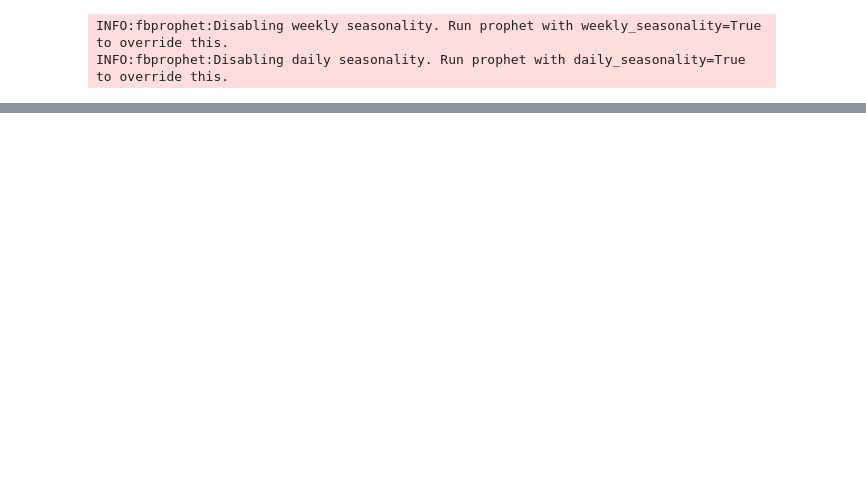
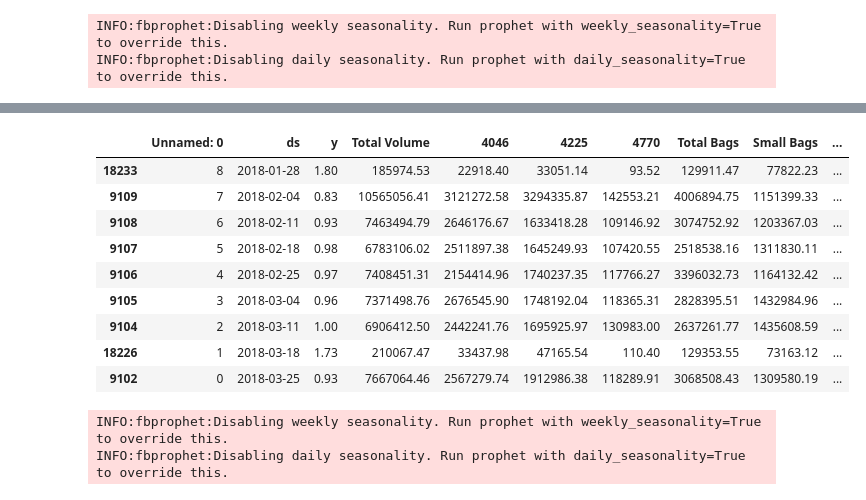
Before and after one commit to natarajan-chidambaram/Deep_Learning, a Jupyter notebook: Predict_Future_Product_Prices/Predict Future Prices Using Facebook Prophet.ipynb, the cells around one changed output, grey strips where cells are left out. Cells and saved outputs as stored; diff of their text form; code cells hidden in the pictures; blank space fills up the shorter version.

```diff
--- a/Predict_Future_Product_Prices/Predict Future Prices Using Facebook Prophet.ipynb
+++ b/Predict_Future_Product_Prices/Predict Future Prices Using Facebook Prophet.ipynb
@@ -313,0 +347,24 @@ figure3 = m.plot_components(forecast)
+# %%
+test_data = avocado_df_eval[-9:]
+test_data
+# %% [output]
+|  | Unnamed: 0 | ds | y | Total Volume | 4046 | 4225 | 4770 | Total Bags | Small Bags | ... |
+| 18233 | 8 | 2018-01-28 | 1.80 | 185974.53 | 22918.40 | 33051.14 | 93.52 | 129911.47 | 77822.23 | ... |
+| 9109 | 7 | 2018-02-04 | 0.83 | 10565056.41 | 3121272.58 | 3294335.87 | 142553.21 | 4006894.75 | 1151399.33 | ... |
+| 9108 | 6 | 2018-02-11 | 0.93 | 7463494.79 | 2646176.67 | 1633418.28 | 109146.92 | 3074752.92 | 1203367.03 | ... |
+| 9107 | 5 | 2018-02-18 | 0.98 | 6783106.02 | 2511897.38 | 1645249.93 | 107420.55 | 2518538.16 | 1311830.11 | ... |
+| 9106 | 4 | 2018-02-25 | 0.97 | 7408451.31 | 2154414.96 | 1740237.35 | 117766.27 | 3396032.73 | 1164132.42 | ... |
+| 9105 | 3 | 2018-03-04 | 0.96 | 7371498.76 | 2676545.90 | 1748192.04 | 118365.31 | 2828395.51 | 1432984.96 | ... |
+| 9104 | 2 | 2018-03-11 | 1.00 | 6906412.50 | 2442241.76 | 1695925.97 | 130983.00 | 2637261.77 | 1435608.59 | ... |
+| 18226 | 1 | 2018-03-18 | 1.73 | 210067.47 | 33437.98 | 47165.54 | 110.40 | 129353.55 | 73163.12 | ... |
+| 9102 | 0 | 2018-03-25 | 0.93 | 7667064.46 | 2567279.74 | 1912986.38 | 118289.91 | 3068508.43 | 1309580.19 | ... |
+# %%
+# build the model and predict the next 9 values
+model = Prophet()
+model.fit(train_data)
+# Forcasting into the future
+future_sample = model.make_future_dataframe(periods = 9)
+forecast_sample = model.predict(future_sample)
+# %% [output]
+INFO:fbprophet:Disabling weekly seasonality. Run prophet with weekly_seasonality=True to override this.
+INFO:fbprophet:Disabling daily seasonality. Run prophet with daily_seasonality=True to override this.
```
Also changed, not shown: parts of 16 cells of this notebook.
